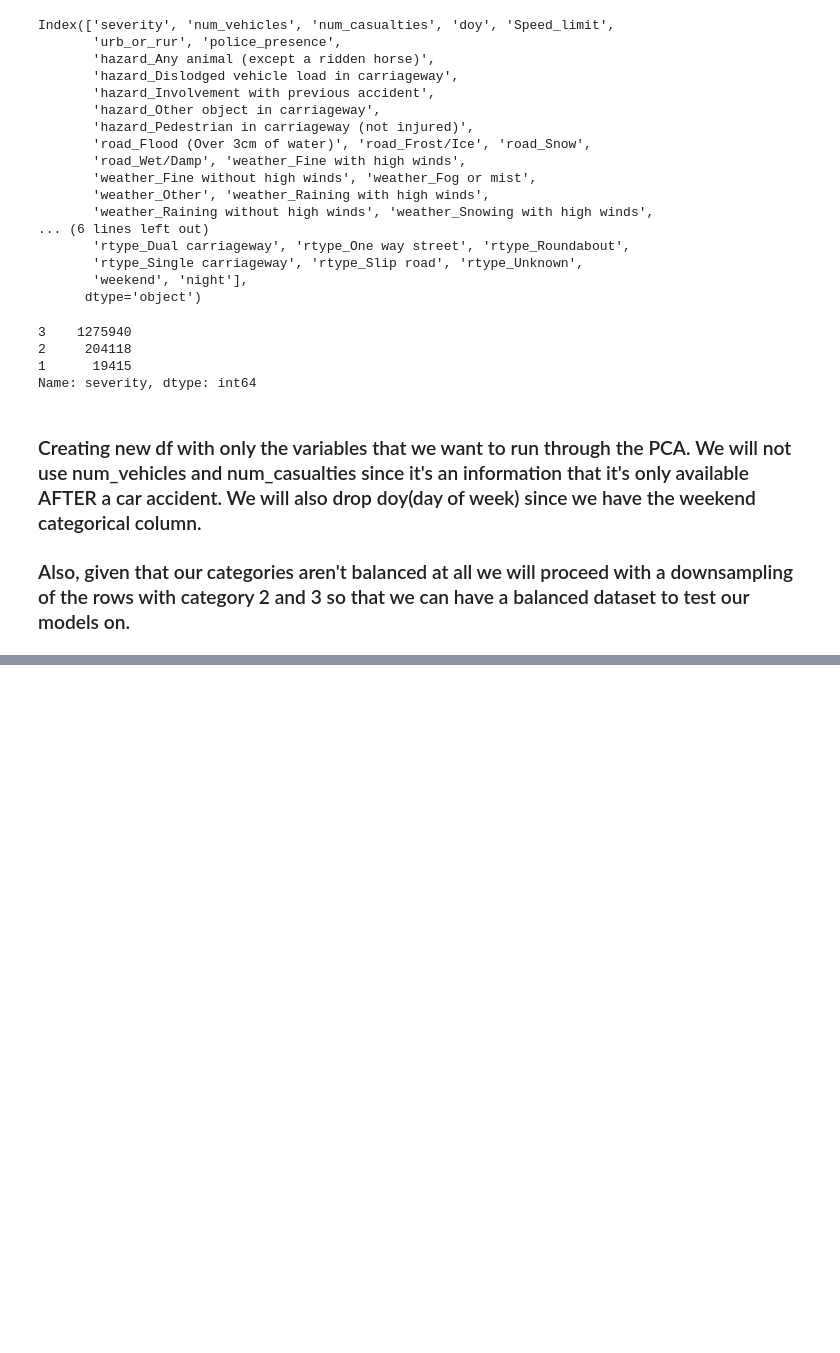
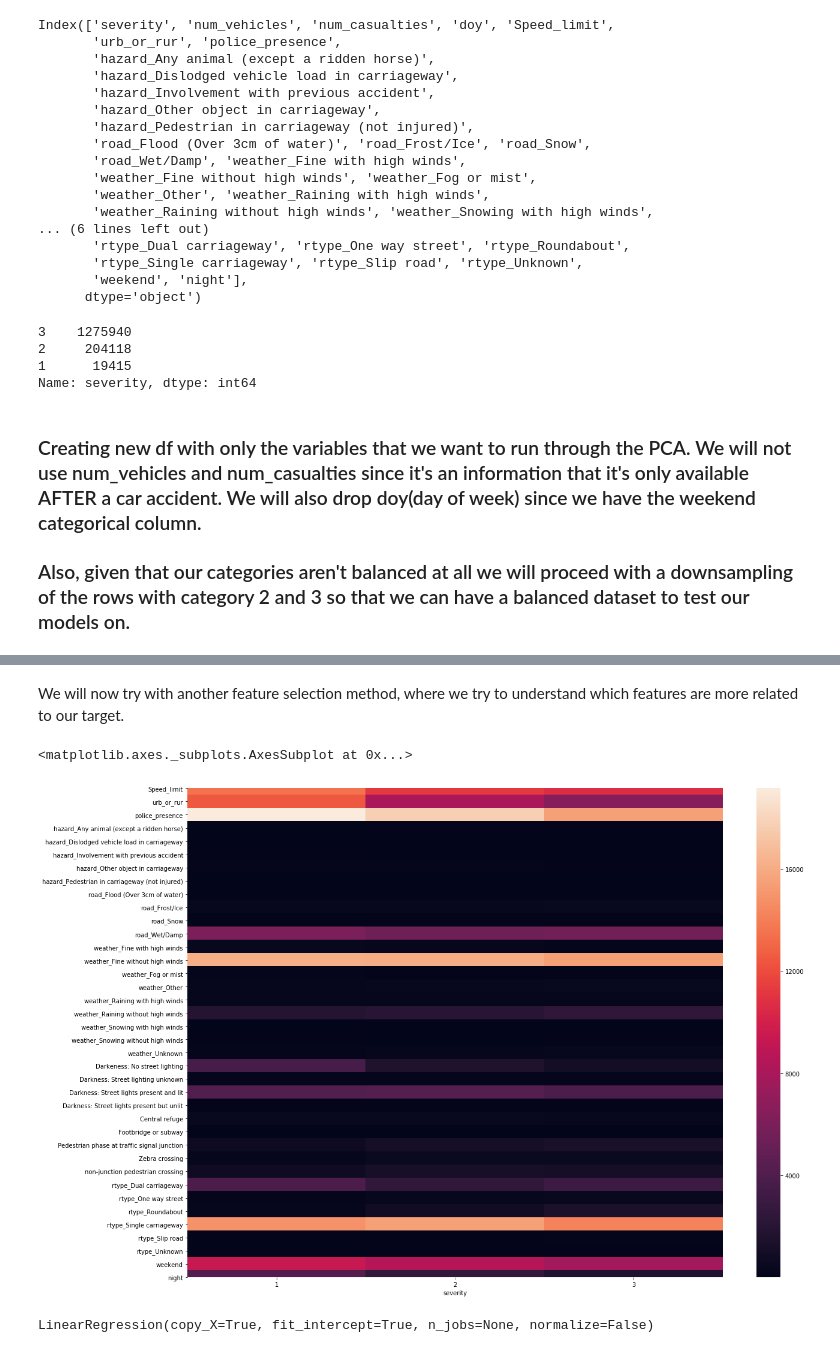
Before and after one commit to Sciabbala/UK_accidents_analysis, a Jupyter notebook: notebooks/5_prediction_models.ipynb, the cells around one changed output, grey strips where cells are left out. Saved outputs shown, nothing was run; the diff lists cells and outputs as text; code cells hidden in the pictures; blank space fills up the shorter version.

Commit message:
Testing prediction models

```diff
--- a/notebooks/5_prediction_models.ipynb
+++ b/notebooks/5_prediction_models.ipynb
@@ -55,7 +56,7 @@ Name: severity, dtype: int64
 ### Also, given that our categories aren't balanced at all we will proceed with a downsampling of the rows with category 2 and 3 so that we can have a balanced dataset to test our models on.
 # %%
 df_downsample = df[df.severity == 1]
-df_downsample = pd.concat([df_downsample, df[df.severity == 2].sample(len(df[df.severity == 1])),
-          df[df.severity == 3].sample(len(df[df.severity == 1]))])
+df_downsample = pd.concat([df_downsample, df[df.severity == 2].sample(len(df_downsample)),
+          df[df.severity == 3].sample(len(df_downsample))])
 # %%
 target = df_downsample.severity
@@ -113,0 +63,2 @@ for x in zip(df_pca.columns, pca_selection.explained_variance_ratio_):
+# %%
+df_X = df_downsample.drop(['num_vehicles', 'num_casualties', 'doy'], axis=1)
@@ -113,0 +194,8 @@ for x in zip(df_pca.columns, pca_selection.explained_variance_ratio_):
+# %% [markdown]
+We will now try with another feature selection method, where we try to understand which features are more related to our target.
+# %%
+plt.figure(figsize=(20,15))
+sns.heatmap(df_X.groupby('severity').sum().transpose())
+# %% [output]
+<matplotlib.axes._subplots.AxesSubplot at 0x...>
+[figure, added]
@@ -113,0 +215,4 @@ for x in zip(df_pca.columns, pca_selection.explained_variance_ratio_):
+# %%
+lin_model.fit(X_train, y_train)
+# %% [output]
+LinearRegression(copy_X=True, fit_intercept=True, n_jobs=None, normalize=False)
```
Also changed, not shown: parts of 76 cells of this notebook.
